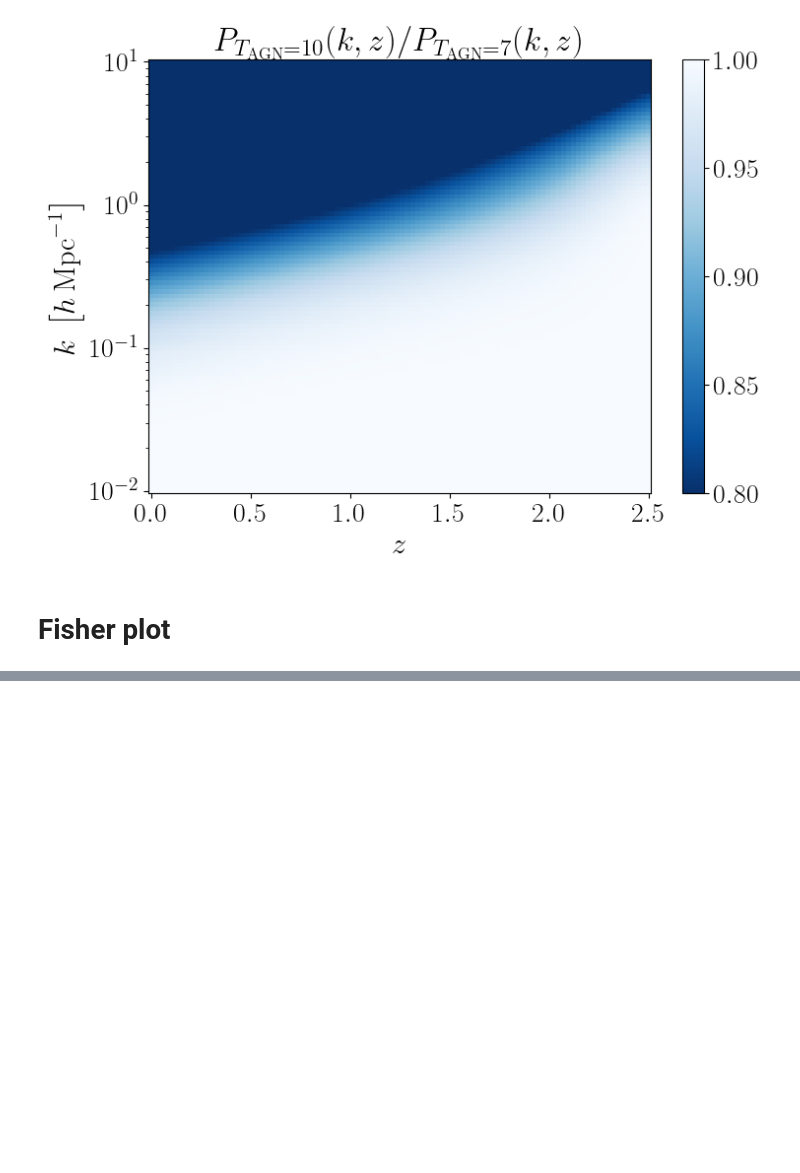
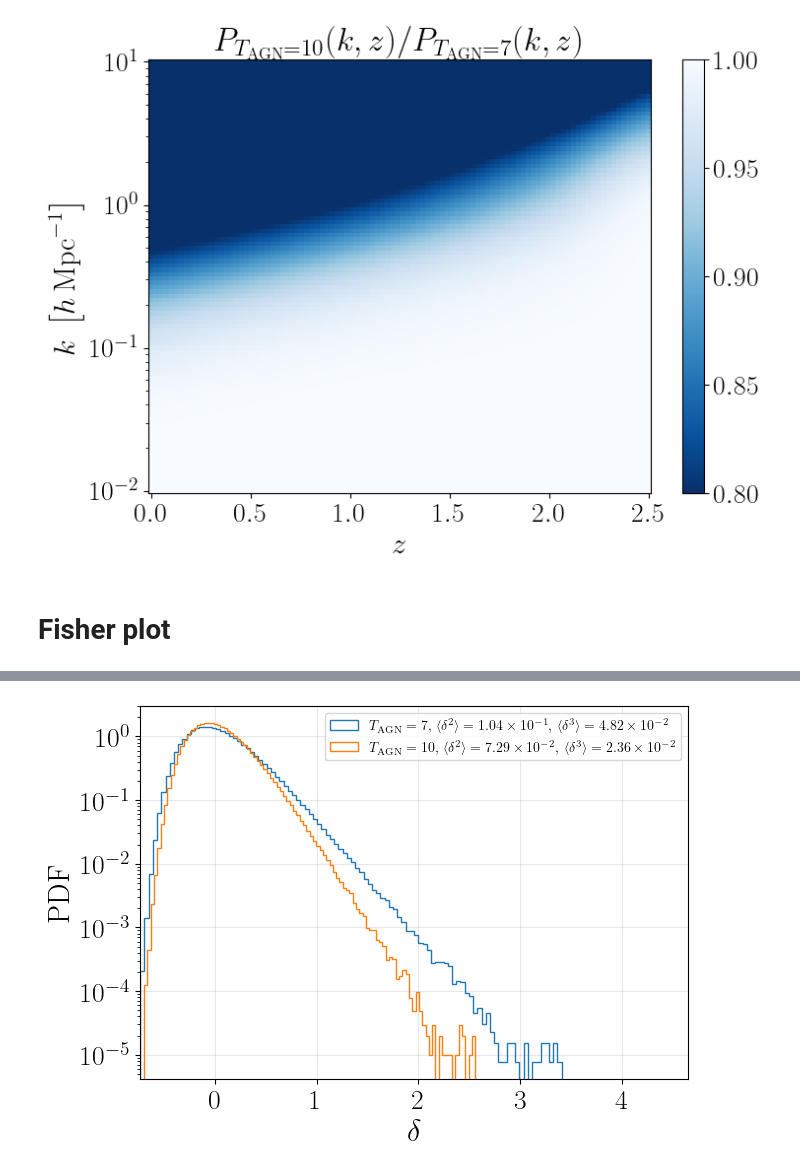
Before and after one commit to pltaylor16/BNTSmooth, a Jupyter notebook: results_1.ipynb, the cells around one changed output, grey strips where cells are left out. Cells and saved outputs as stored; diff of their text form; code cells hidden in the pictures; blank space fills up the shorter version.

```diff
--- a/results_1.ipynb
+++ b/results_1.ipynb
@@ -192,0 +266,8 @@ plt.show()
+# %%
+def sci_notation(val):
+    """Format float in LaTeX 10^ notation."""
+    if val == 0:
+        return "0"
+    exponent = int(np.floor(np.log10(abs(val))))
+    base = val / 10**exponent
+    return fr"{base:.1f} \times 10^{{{exponent}}}"
@@ -192,0 +399,74 @@ plt.show()
+# %%
+import numpy as np
+import matplotlib.pyplot as plt
+
+def sci_notation(x):
+    """Format a float in scientific notation with LaTeX-style 10^."""
+    if x == 0:
+        return "0"
+    exponent = int(np.floor(np.log10(abs(x))))
+    coeff = x / (10**exponent)
+    return rf"{coeff:.2f} \times 10^{{{exponent}}}"
+
+# --- Plot δ PDFs ---
+fig, ax = plt.subplots(figsize=(7, 5))
+x_all = []
+
+for bf in [7.0, 10.0]:
+    delta_map = delta_maps_all_bf[bf][0]  # lowest z bin
+    x_all.append(delta_map)
+    m2 = np.mean(delta_map**2)
+    m3 = np.mean(delta_map**3)
+    label = (
+        rf"$T_{{\rm AGN}}={int(bf)}$"
+        + rf", $\langle\delta^2\rangle={sci_notation(m2)},$"
+        + rf" $\langle\delta^3\rangle={sci_notation(m3)}$"
+    )
+    ax.hist(delta_map, bins=100, density=True, histtype='step', label=label)
+
+# Extend x-axis
+x_all = np.concatenate(x_all)
+xmin, xmax = np.min(x_all), np.max(x_all)
+pad = 0.3 * (xmax - xmin)
+ax.set_xlim(xmin, xmax + pad)
+
+ax.set_xlabel(r'$\delta$', fontsize=22)
+ax.set_ylabel('PDF', fontsize=22)
+ax.set_yscale('log')
+ax.grid(True, alpha=0.3)
+ax.legend(loc='upper right', fontsize=10)
+plt.tight_layout()
+plt.savefig("plots/pdf_delta_feedback.pdf")
+plt.show()
+
+# --- Plot κ PDFs ---
+fig, ax = plt.subplots(figsize=(7, 5))
+x_all = []
+
+for bf in [7.0, 10.0]:
+    kappa_map = kappa_maps_all_bf[bf][-1]  # highest z bin
+    x_all.append(kappa_map)
+    m2 = np.mean(kappa_map**2)
+    m3 = np.mean(kappa_map**3)
+    label = (
+        rf"$T_{{\rm AGN}}={int(bf)}$"
+        + rf", $\langle\kappa^2\rangle={sci_notation(m2)},$"
+        + rf" $\langle\kappa^3\rangle={sci_notation(m3)}$"
+    )
+    ax.hist(kappa_map, bins=100, density=True, histtype='step', label=label)
+
+x_all = np.concatenate(x_all)
+xmin, xmax = np.min(x_all), np.max(x_all)
+pad = 0.3 * (xmax - xmin)
+ax.set_xlim(xmin, xmax + pad)
+
+ax.set_xlabel(r'$\kappa$', fontsize=22)
+ax.set_ylabel('PDF', fontsize=22)
+ax.set_yscale('log')
+ax.grid(True, alpha=0.3)
+ax.legend(loc='upper right', fontsize=10)
+plt.tight_layout()
+plt.savefig("plots/pdf_kappa_feedback.pdf")
+plt.show()
+# %% [output]
+[figure, added]
```
Also changed, not shown: parts of 10 cells of this notebook.
